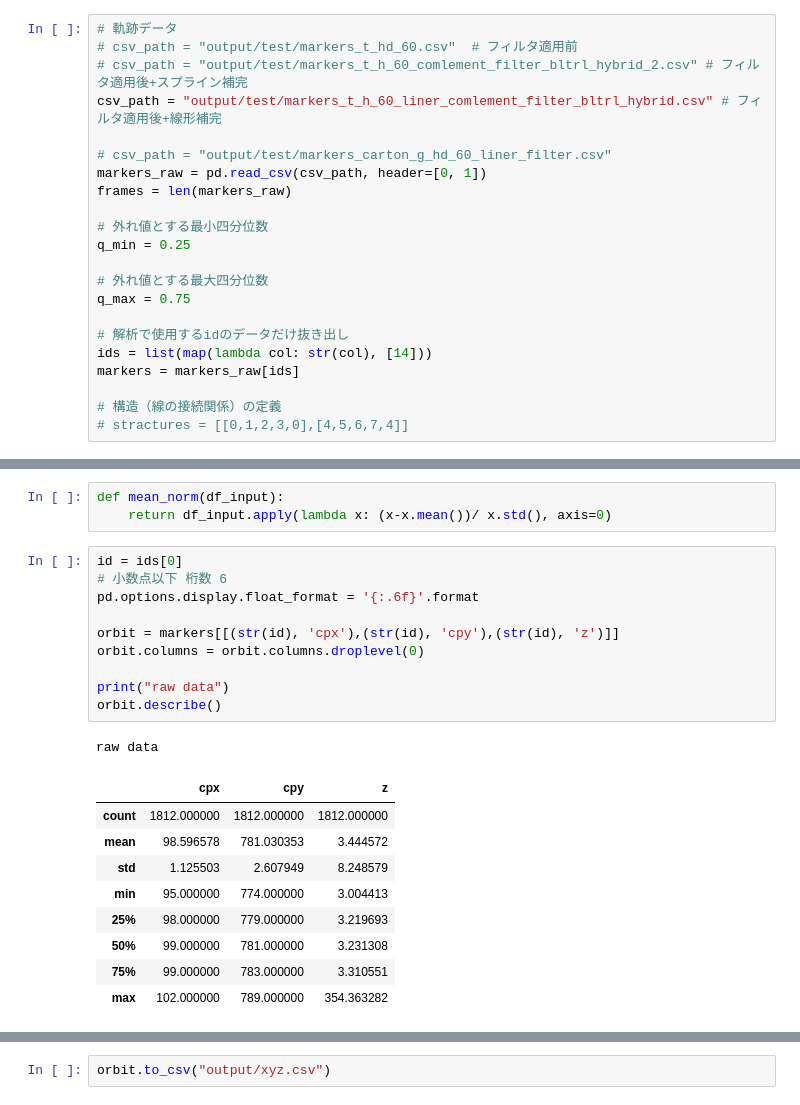
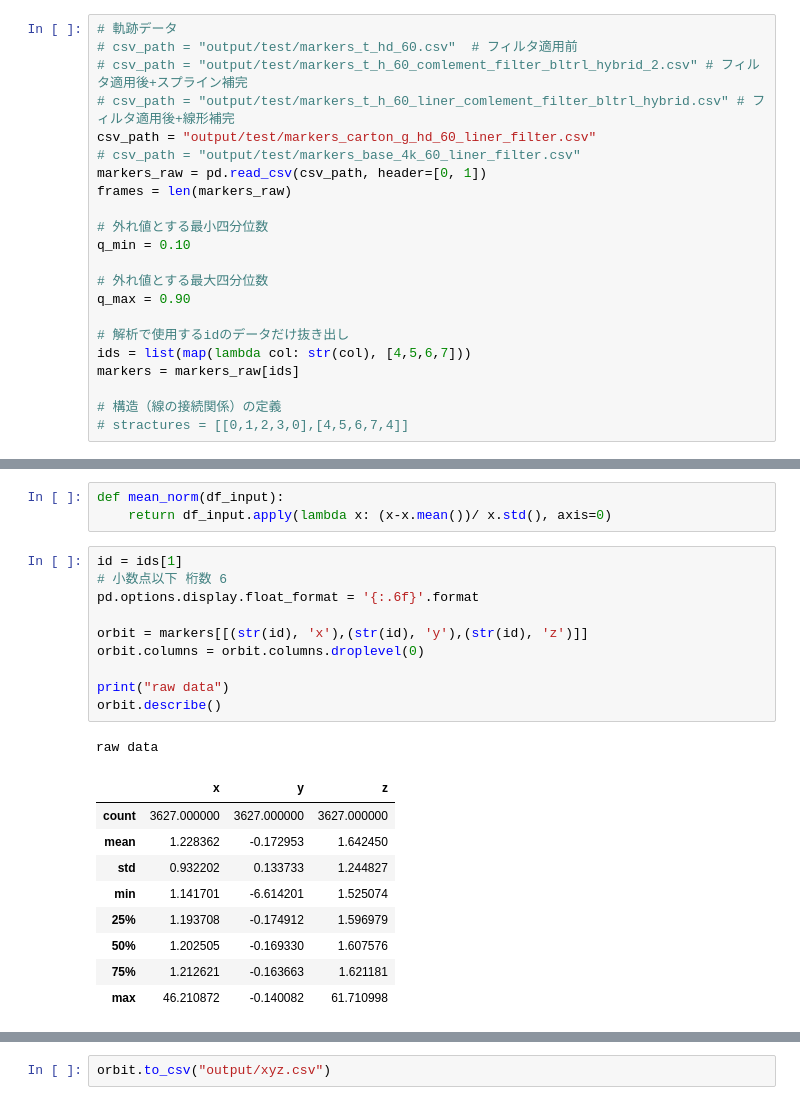
Before and after one commit to dongdangdeng/marker_tracking, a Jupyter notebook: orbit_parsing_test.ipynb, the cells around one changed output, grey strips where cells are left out. Saved outputs shown, nothing was run; the diff lists cells and outputs as text.

```diff
--- a/orbit_parsing_test.ipynb
+++ b/orbit_parsing_test.ipynb
@@ -11,20 +11,20 @@ import matplotlib.ticker as ptick
 # 軌跡データ
 # csv_path = "output/test/markers_t_hd_60.csv"  # フィルタ適用前
 # csv_path = "output/test/markers_t_h_60_comlement_filter_bltrl_hybrid_2.csv" # フィルタ適用後+スプライン補完
-csv_path = "output/test/markers_t_h_60_liner_comlement_filter_bltrl_hybrid.csv" # フィルタ適用後+線形補完
-
-# csv_path = "output/test/markers_carton_g_hd_60_liner_filter.csv"
+# csv_path = "output/test/markers_t_h_60_liner_comlement_filter_bltrl_hybrid.csv" # フィルタ適用後+線形補完
+csv_path = "output/test/markers_carton_g_hd_60_liner_filter.csv"
+# csv_path = "output/test/markers_base_4k_60_liner_filter.csv"
 markers_raw = pd.read_csv(csv_path, header=[0, 1])
 frames = len(markers_raw)
 
 # 外れ値とする最小四分位数
-q_min = 0.25
+q_min = 0.10
 
 # 外れ値とする最大四分位数
-q_max = 0.75
+q_max = 0.90
 
 # 解析で使用するidのデータだけ抜き出し
-ids = list(map(lambda col: str(col), [14]))
+ids = list(map(lambda col: str(col), [4,5,6,7]))
 markers = markers_raw[ids]
 
 # 構造（線の接続関係）の定義
@@ -56,26 +56,26 @@ def outlier_iqr(df, q_min=0.25, q_max=0.75):
 def mean_norm(df_input):
     return df_input.apply(lambda x: (x-x.mean())/ x.std(), axis=0)
 # %%
-id = ids[0]
+id = ids[1]
 # 小数点以下 桁数 6
 pd.options.display.float_format = '{:.6f}'.format
 
-orbit = markers[[(str(id), 'cpx'),(str(id), 'cpy'),(str(id), 'z')]]
+orbit = markers[[(str(id), 'x'),(str(id), 'y'),(str(id), 'z')]]
 orbit.columns = orbit.columns.droplevel(0)
 
 print("raw data")
 orbit.describe()
 # %% [output]
 raw data
-|  | cpx | cpy | z |
-| count | 1812.000000 | 1812.000000 | 1812.000000 |
-| mean | 98.596578 | 781.030353 | 3.444572 |
-| std | 1.125503 | 2.607949 | 8.248579 |
-| min | 95.000000 | 774.000000 | 3.004413 |
-| 25% | 98.000000 | 779.000000 | 3.219693 |
-| 50% | 99.000000 | 781.000000 | 3.231308 |
-| 75% | 99.000000 | 783.000000 | 3.310551 |
-| max | 102.000000 | 789.000000 | 354.363282 |
+|  | x | y | z |
+| count | 3627.000000 | 3627.000000 | 3627.000000 |
+| mean | 1.228362 | -0.172953 | 1.642450 |
+| std | 0.932202 | 0.133733 | 1.244827 |
+| min | 1.141701 | -6.614201 | 1.525074 |
+| 25% | 1.193708 | -0.174912 | 1.596979 |
+| 50% | 1.202505 | -0.169330 | 1.607576 |
+| 75% | 1.212621 | -0.163663 | 1.621181 |
+| max | 46.210872 | -0.140082 | 61.710998 |
 # %%
 orbit = outlier_iqr(orbit, q_min, q_max)  # 外れ値の除去
 orbit = mean_norm(orbit)
```
Also changed, not shown: parts of 3 cells of this notebook, 3 other files.
